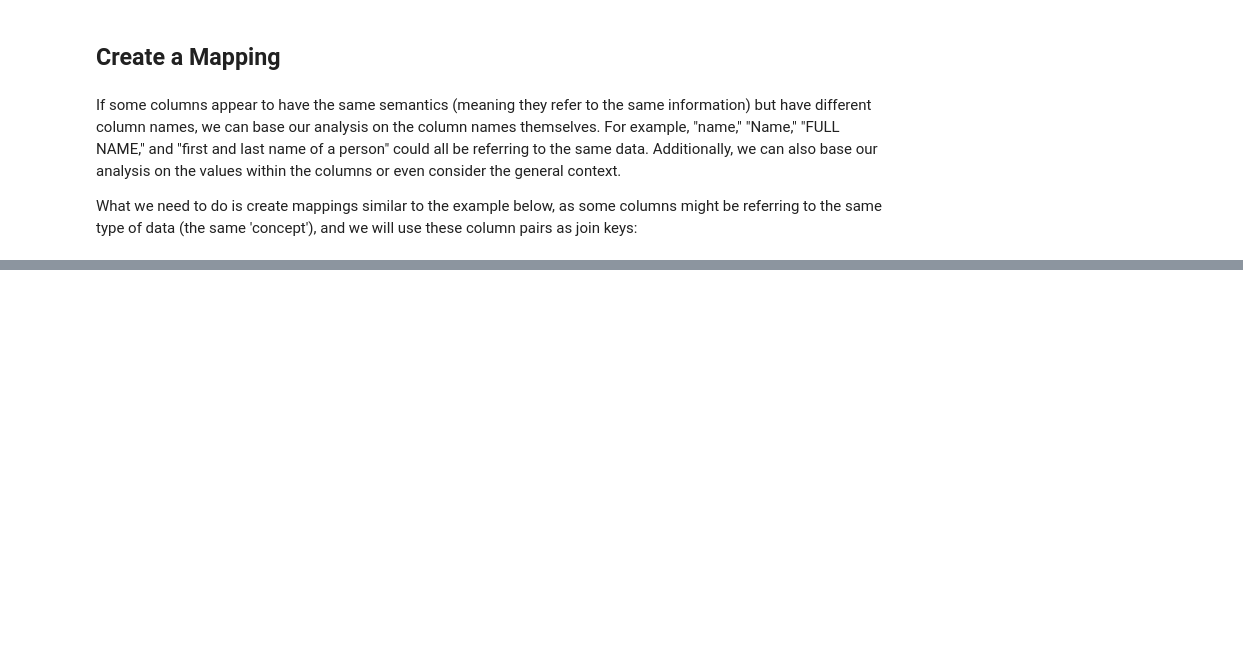
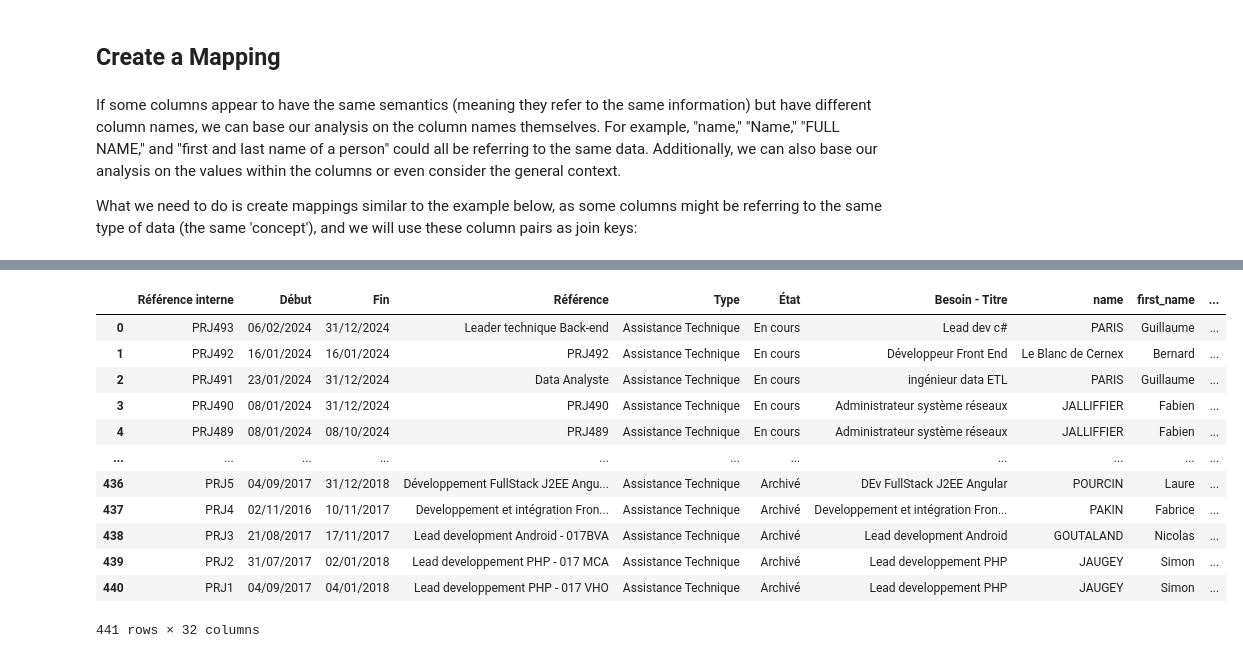
Before and after one commit to i2mint/tabled, a Jupyter notebook: misc/JB_problem.ipynb, the cells around one changed output, grey strips where cells are left out. Saved outputs shown, nothing was run; the diff lists cells and outputs as text; code cells hidden in the pictures; blank space fills up the shorter version.

```diff
--- a/misc/JB_problem.ipynb
+++ b/misc/JB_problem.ipynb
@@ -160,0 +224,22 @@ What we need to do is create mappings similar to the example below, as some colu
+# %%
+scope = tables
+extra_scope = dict()
+
+it = execute_table_commands(commands, tables, extra_scope=extra_scope)
+
+def are_equal(a, b):
+    if isinstance(a, pd.DataFrame) and isinstance(b, pd.DataFrame):
+        return (a == b).all().all()
+    else:
+        return a == b
+
+next(it)
+print(list(extra_scope['cumul']), "\n",list(scope['table1']))
+next(it)
+print(list(extra_scope['cumul']), "\n",list(scope['table1']))
+next(it)
+print(list(extra_scope['cumul']), "\n", list(scope['table3']))
+next(it)
+print(list(extra_scope['cumul']), "\n", list(scope['table3']))
+next(it)
+print(list(extra_scope['cumul']))
@@ -161,2 +256,18 @@ What we need to do is create mappings similar to the example below, as some colu
+# %%
+extra_scope['cumul']
+# %% [output]
+|  | Référence interne | Début | Fin | Référence | Type | État | Besoin - Titre | name | first_name | ... |
+| 0 | PRJ493 | 06/02/2024 | 31/12/2024 | Leader technique Back-end | Assistance Technique | En cours | Lead dev c# | PARIS | Guillaume | ... |
+| 1 | PRJ492 | 16/01/2024 | 16/01/2024 | PRJ492 | Assistance Technique | En cours | Développeur Front End | Le Blanc de Cernex | Bernard | ... |
+| 2 | PRJ491 | 23/01/2024 | 31/12/2024 | Data Analyste | Assistance Technique | En cours | ingénieur data ETL | PARIS | Guillaume | ... |
+| 3 | PRJ490 | 08/01/2024 | 31/12/2024 | PRJ490 | Assistance Technique | En cours | Administrateur système réseaux | JALLIFFIER | Fabien | ... |
+| 4 | PRJ489 | 08/01/2024 | 08/10/2024 | PRJ489 | Assistance Technique | En cours | Administrateur système réseaux | JALLIFFIER | Fabien | ... |
+| ... | ... | ... | ... | ... | ... | ... | ... | ... | ... | ... |
+| 436 | PRJ5 | 04/09/2017 | 31/12/2018 | Développement FullStack J2EE Angu... | Assistance Technique | Archivé | DEv FullStack J2EE Angular | POURCIN | Laure | ... |
+| 437 | PRJ4 | 02/11/2016 | 10/11/2017 | Developpement et intégration Fron... | Assistance Technique | Archivé | Developpement et intégration Fron... | PAKIN | Fabrice | ... |
+| 438 | PRJ3 | 21/08/2017 | 17/11/2017 | Lead development Android - 017BVA | Assistance Technique | Archivé | Lead development Android | GOUTALAND | Nicolas | ... |
+| 439 | PRJ2 | 31/07/2017 | 02/01/2018 | Lead developpement PHP - 017 MCA | Assistance Technique | Archivé | Lead developpement PHP | JAUGEY | Simon | ... |
+| 440 | PRJ1 | 04/09/2017 | 04/01/2018 | Lead developpement PHP - 017 VHO | Assistance Technique | Archivé | Lead developpement PHP | JAUGEY | Simon | ... |
+441 rows × 32 columns
 # %%
 #TODO : Mapping after doing a bit of RAG
```
Also changed, not shown: parts of 7 cells of this notebook.
